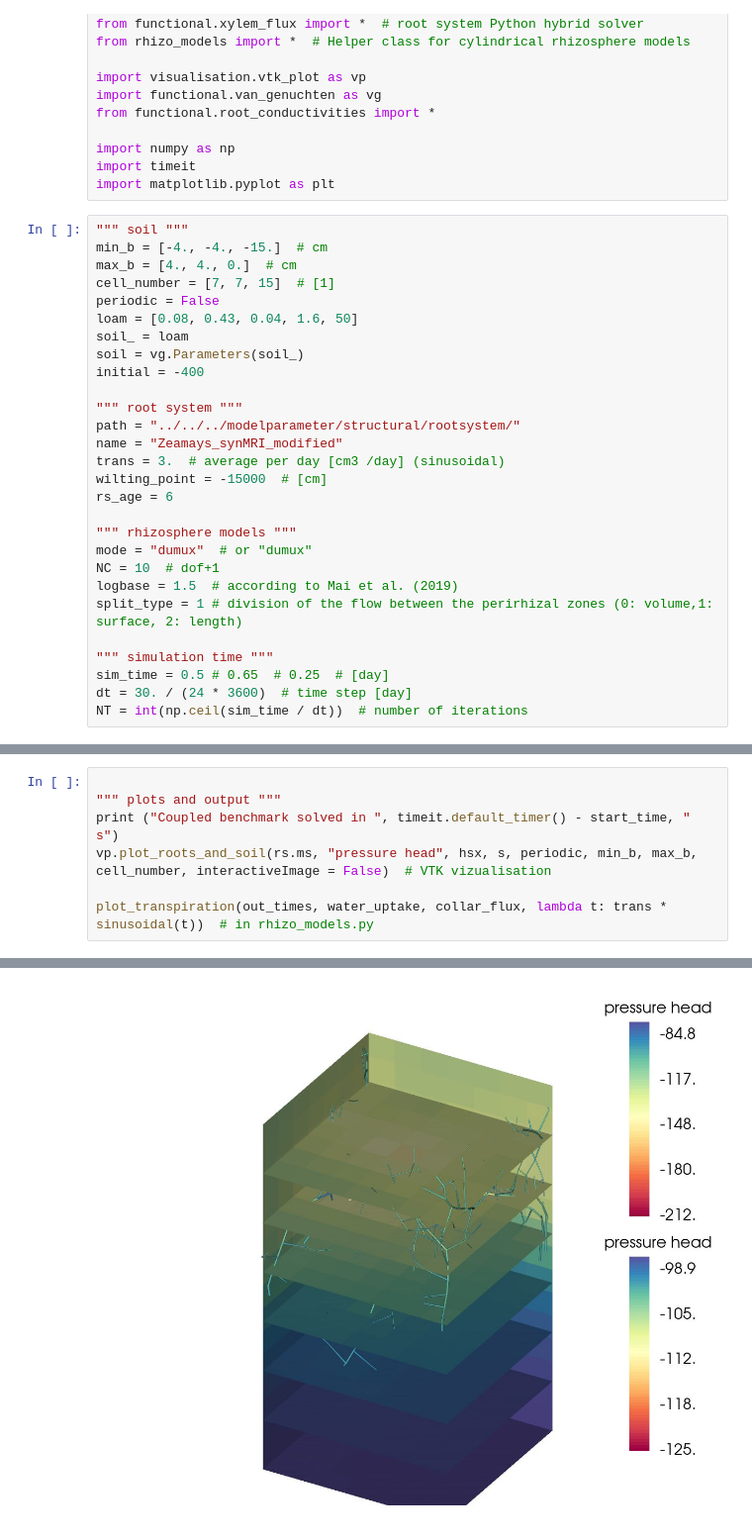
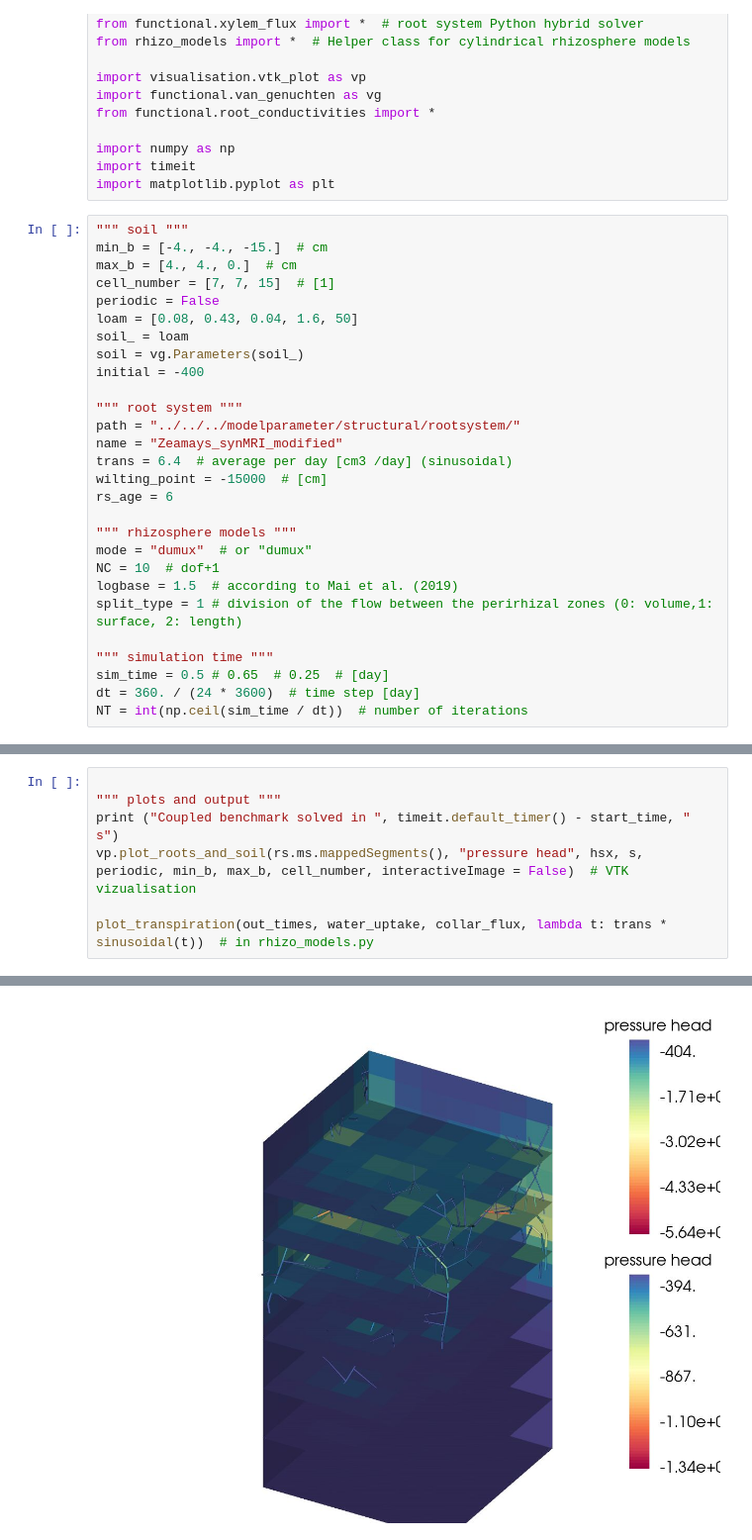
Before and after one commit to Plant-Root-Soil-Interactions-Modelling/CPlantBox, a Jupyter notebook: tutorial/jupyter/summer_school_2025/5_coupled_soil_root_hydraulics_perirhizal_models.ipynb, the cells around one changed output, grey strips where cells are left out. Shown at 99% size. Drawn from its saved outputs; the diff is of its cells as text.

```diff
--- a/tutorial/jupyter/summer_school_2025/5_coupled_soil_root_hydraulics_perirhizal_models.ipynb
+++ b/tutorial/jupyter/summer_school_2025/5_coupled_soil_root_hydraulics_perirhizal_models.ipynb
@@ -39,7 +39,7 @@ initial = -400
 """ root system """
 path = "../../../modelparameter/structural/rootsystem/"
 name = "Zeamays_synMRI_modified"
-trans = 3.  # average per day [cm3 /day] (sinusoidal)
+trans = 6.4  # average per day [cm3 /day] (sinusoidal)
 wilting_point = -15000  # [cm]
 rs_age = 6
 
@@ -51,7 +51,7 @@ split_type = 1 # division of the flow between the perirhizal zones (0: volume,1:
 
 """ simulation time """
 sim_time = 0.5 # 0.65  # 0.25  # [day]
-dt = 30. / (24 * 3600)  # time step [day]
+dt = 360. / (24 * 3600)  # time step [day]
 NT = int(np.ceil(sim_time / dt))  # number of iterations
 # %%
 """ Initialize macroscopic soil model """
@@ -260,7 +259,7 @@ Exception:
 
 """ plots and output """
 print ("Coupled benchmark solved in ", timeit.default_timer() - start_time, " s")
-vp.plot_roots_and_soil(rs.ms, "pressure head", hsx, s, periodic, min_b, max_b, cell_number, interactiveImage = False)  # VTK vizualisation
+vp.plot_roots_and_soil(rs.ms.mappedSegments(), "pressure head", hsx, s, periodic, min_b, max_b, cell_number, interactiveImage = False)  # VTK vizualisation
 
 plot_transpiration(out_times, water_uptake, collar_flux, lambda t: trans * sinusoidal(t))  # in rhizo_models.py
 # %% [output]
@@ -268 +267 @@ Coupled benchmark solved in  399.7743608720002  s
-[figure, old version]
+[figure, new version]
```
Also changed, not shown: parts of 4 cells of this notebook, 1 other file.
